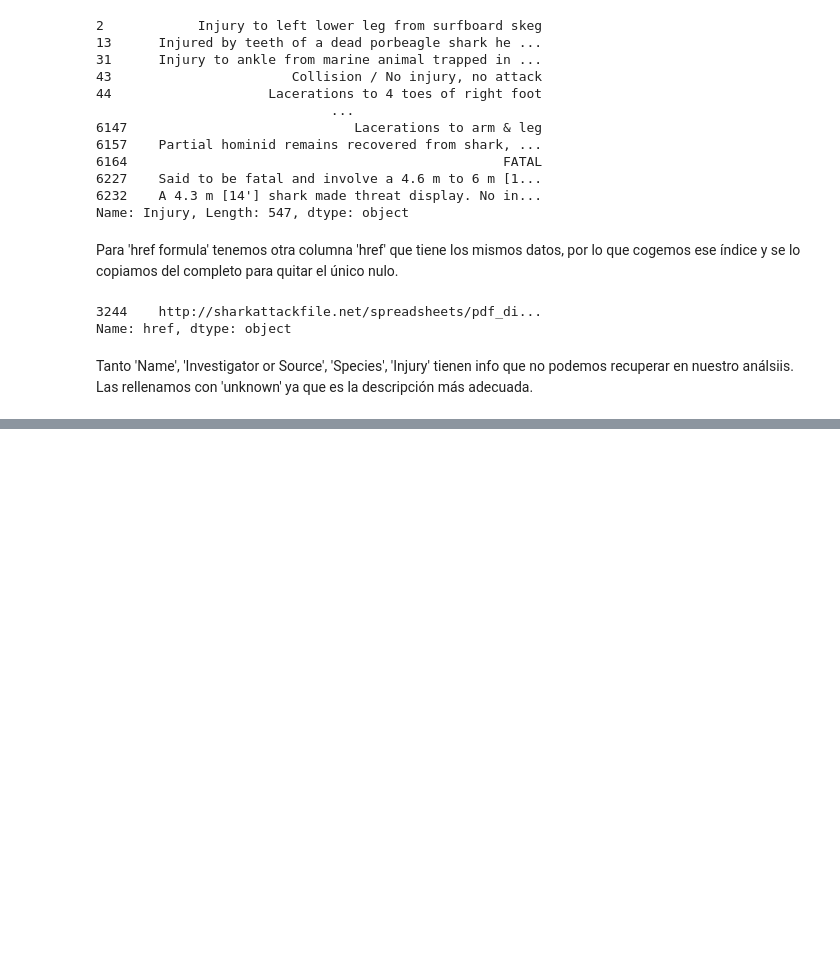
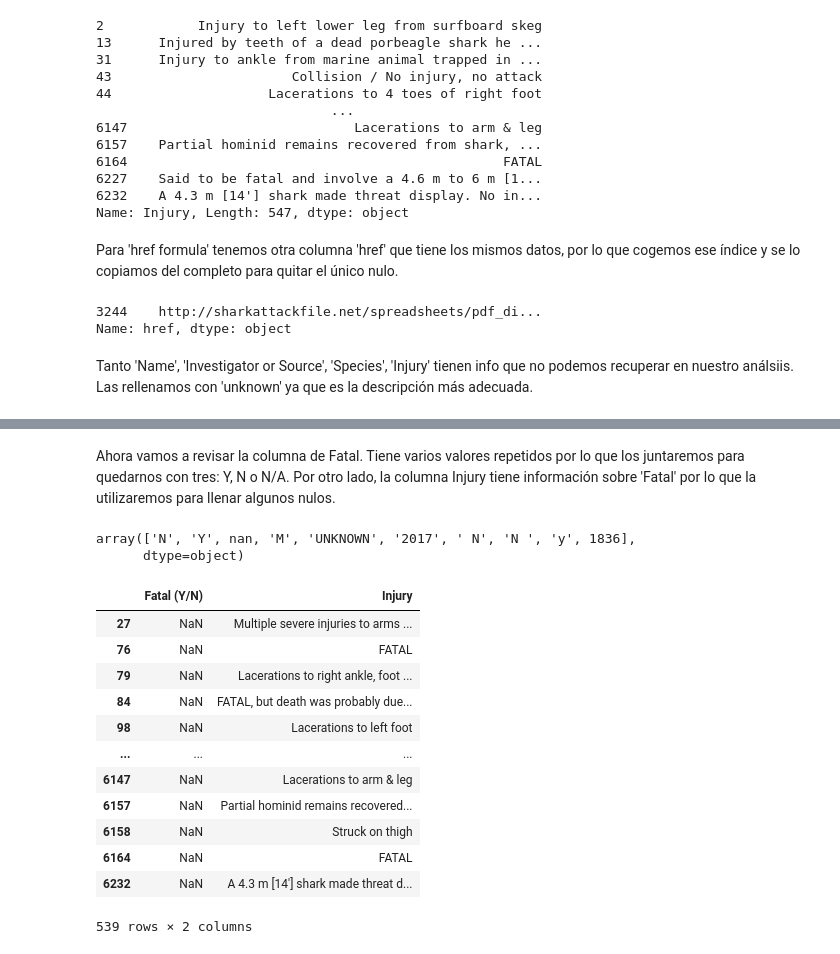
Before and after one commit to NereaRiveiro/Proyecto-1_Sharkniceria, a Jupyter notebook: src/main.ipynb, the cells around one changed output, grey strips where cells are left out. Drawn from its saved outputs; the diff is of its cells as text; code cells hidden in the pictures; blank space fills up the shorter version.

```diff
--- a/src/main.ipynb
+++ b/src/main.ipynb
@@ -68,3 +79,5 @@ shark_orig.shape
+# %%
+shark_orig.columns = shark_orig.columns.str.strip()
 # %% [markdown]
 Compruebo cuantos nulos hay por columna
 
@@ -281,0 +297,23 @@ shark_cnulos[['Name', 'Investigator or Source', 'Injury']].fillna('unknown')
+# %% [markdown]
+Ahora vamos a revisar la columna de Fatal. Tiene varios valores repetidos por lo que los juntaremos para quedarnos con tres: Y, N o N/A. Por otro lado, la columna Injury tiene información sobre 'Fatal' por lo que la utilizaremos para llenar algunos nulos.
+# %%
+shark_cnulos['Fatal (Y/N)'].unique()
+# %% [output]
+array(['N', 'Y', nan, 'M', 'UNKNOWN', '2017', ' N', 'N ', 'y', 1836],
+      dtype=object)
+# %%
+shark_cnulos.loc[shark_cnulos['Fatal (Y/N)'].isnull(), ['Fatal (Y/N)', 'Injury']]
+# %% [output]
+|  | Fatal (Y/N) | Injury |
+| 27 | NaN | Multiple severe injuries to arms ... |
+| 76 | NaN | FATAL |
+| 79 | NaN | Lacerations to right ankle, foot ... |
+| 84 | NaN | FATAL, but death was probably due... |
+| 98 | NaN | Lacerations to left foot |
+| ... | ... | ... |
+| 6147 | NaN | Lacerations to arm & leg |
+| 6157 | NaN | Partial hominid remains recovered... |
+| 6158 | NaN | Struck on thigh |
+| 6164 | NaN | FATAL |
+| 6232 | NaN | A 4.3 m [14'] shark made threat d... |
+539 rows × 2 columns
```
Also changed, not shown: parts of 32 cells of this notebook.
